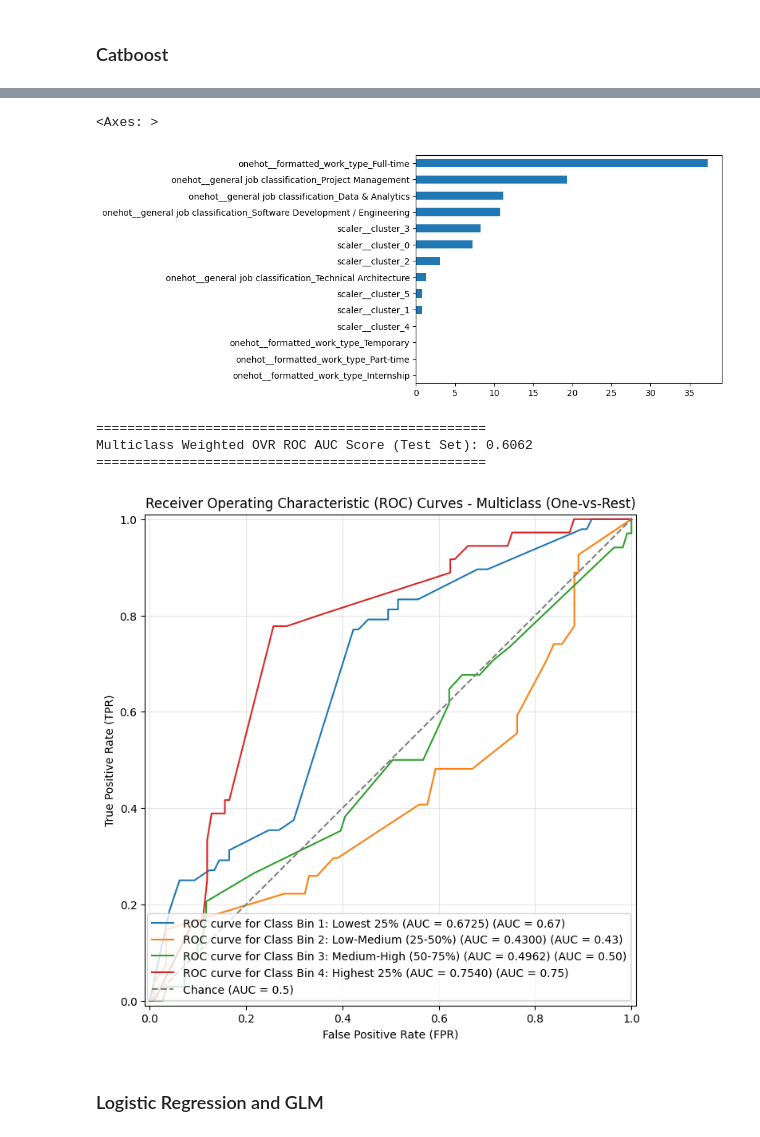
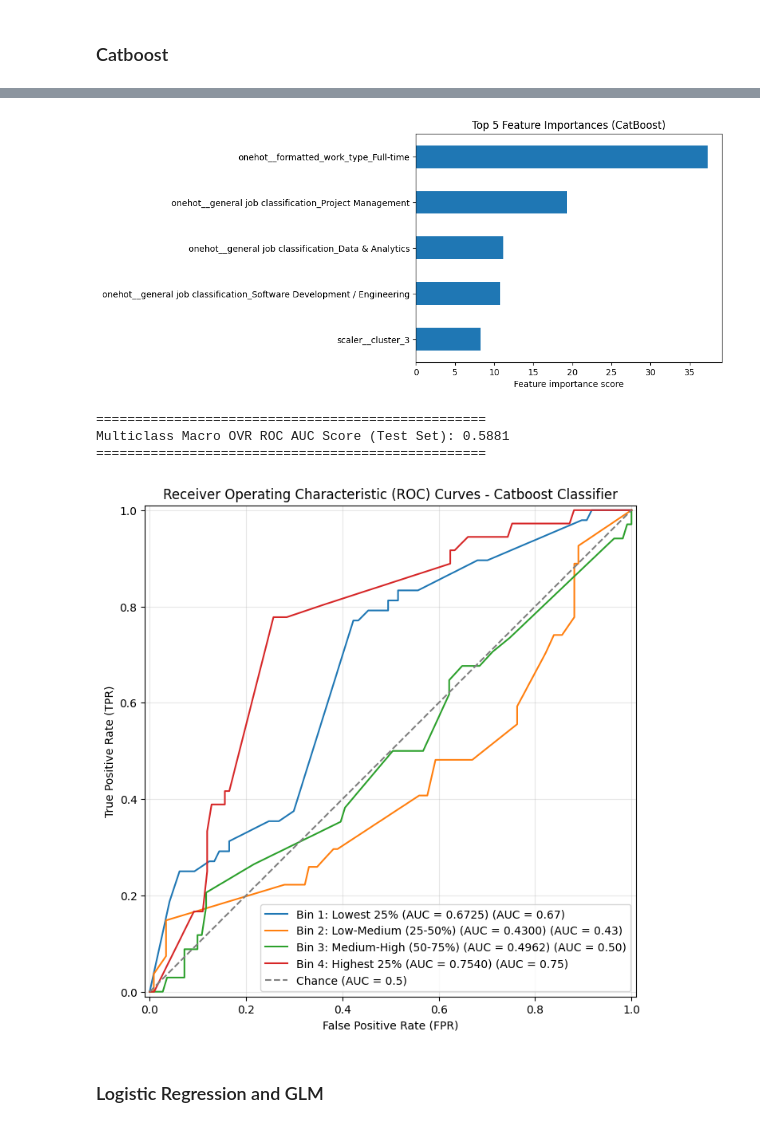
Before and after one commit to juliabarsow/NLP_Job_Postings, a Jupyter notebook: skill_extraction_clustering.ipynb, the cells around one changed output, grey strips where cells are left out. Drawn from its saved outputs; the diff is of its cells as text; code cells hidden in the pictures.

```diff
--- a/skill_extraction_clustering.ipynb
+++ b/skill_extraction_clustering.ipynb
@@ -846,9 +953,7 @@ Bin 3: Medium-High (50-75%)    0.238621
 Bin 2: Low-Medium (25-50%)     0.184828
 Name: proportion, dtype: float64
 # %%
-from sklearn.model_selection import train_test_split
-
-cluster_cols = [f'cluster_{i}' for i in range(0, 6)]
+cluster_cols = [f'cluster_{i}' for i in range(0, K)]
 
 X = final_df[cluster_cols + [ 'formatted_work_type', 'general job classification']]
 y = final_df['views_bin']
@@ -946,9 +1048,6 @@ Bin 3: Medium-High (50-75%)       1.00      0.01      0.01       139
 # %% [markdown]
 ### Random Forest Classifier
 # %%
-from sklearn.ensemble import RandomForestClassifier
-from sklearn.model_selection import GridSearchCV
-
 # Initialize the Random Forest Classifier
 rf_model = RandomForestClassifier(class_weight='balanced', random_state=42)
 
@@ -962,7 +1061,7 @@ parameters = {
 }
 
 # Run the grid search
-grid_obj = GridSearchCV(rf_model, parameters, cv=5,scoring='f1_weighted',n_jobs=-1)
+grid_obj = GridSearchCV(rf_model, parameters, cv=5,scoring='f1_macro',n_jobs=-1)
 grid_obj = grid_obj.fit(X_train, y_train)
 
 # Set the clf to the best combination of parameters
@@ -1118,15 +1223,18 @@ plt.show()
 y_proba_test = svm_model.predict_proba(X_test)
 n_classes = len(np.unique(y_test))
 
+# Define custom class names for the legend
+class_names = ['Bin 1: Lowest 25%', 'Bin 2: Low-Medium (25-50%)', 'Bin 3: Medium-High (50-75%)', 'Bin 4: Highest 25%']
+
 # Calculate the Multiclass ROC AUC score (One-vs-Rest approach, weighted average)
 multiclass_roc_auc = roc_auc_score(
     y_test,
     y_proba_test,
     multi_class='ovr',
-    average='weighted' # Use 'weighted' to account for class imbalance
+    average='macro' # Use 'weighted' to account for class imbalance
 )
 print("\n" + "="*50)
-print(f"Multiclass Weighted OVR ROC AUC Score (Test Set): {multiclass_roc_auc:.4f}")
+print(f"Multiclass Macro OVR ROC AUC Score (Test Set): {multiclass_roc_auc:.4f}")
 print("="*50)
 
 # Binarize the true labels (one-hot encode) for comparison with probability matrix
@@ -1143,14 +1251,14 @@ for i in range(n_classes):
     roc_display = RocCurveDisplay.from_predictions(
         y_test_binarized[:, i],
         y_proba_test[:, i],
-        name=f"ROC curve for Class {i} (AUC = {class_auc:.4f})",
+        name=f"{class_names[i]} (AUC = {class_auc:.4f})",
         ax=plt.gca() # Plot all curves on the same axes
     )
 
 # Add the diagonal line
 plt.plot([0, 1], [0, 1], color='gray', linestyle='--', label='Chance (AUC = 0.5)')
 
-plt.title('Receiver Operating Characteristic (ROC) Curves - Multiclass (One-vs-Rest)')
+plt.title('Receiver Operating Characteristic (ROC) Curves - SVM Classifier')
 plt.xlabel('False Positive Rate (FPR)')
 plt.ylabel('True Positive Rate (TPR)')
 plt.legend(loc="lower right")
@@ -1233,77 +1340,68 @@ Best iteration found by CatBoost:
 Best Iteration: 3
 Best Validation Accuracy: 0.4759
 # %%
-feat_importances = pd.Series(model.feature_importances_, index = X_train.columns).sort_values(ascending = True)
+feat_importances = pd.Series(model.feature_importances_, index = X_train.columns).sort_values(ascending = True).tail(5)
 feat_importances.plot(kind = 'barh')
+plt.title('Top 5 Feature Importances (CatBoost)')
+plt.xlabel('Feature importance score')
+plt.show()
 # %% [output]
-<Axes: >
-[figure, old version]
+[figure, new version]
 # %%
-import numpy as np
-import matplotlib.pyplot as plt
-from sklearn.preprocessing import label_binarize
-from sklearn.metrics import (
-    roc_auc_score,
-    RocCurveDisplay
-)
-# Assuming 'model', 'X_test', and 'y_test' are already defined and populated.
-# We also assume 'y' (the full target variable) is available to get all unique classes.
-
-# --- 1. Get Probabilities and Class Info ---
-
 # Get the probability scores for all classes.
-# CRITICAL CHANGE: Use 'model' (your CatBoostClassifier) instead of 'svm_model'.
+# Use CatBoostClassifier
 y_proba_test = model.predict_proba(X_test)
 # Get the unique classes from the full target variable
 unique_classes = np.unique(y)
 n_classes = len(unique_classes)
 
-# --- 2. Calculate Multiclass ROC AUC Score (Weighted OVR) ---
+# Define custom class names for the legend
+class_names = ['Bin 1: Lowest 25%', 'Bin 2: Low-Medium (25-50%)', 'Bin 3: Medium-High (50-75%)', 'Bin 4: Highest 25%']
+
+# Calculate Multiclass ROC AUC Score (Weighted OVR)
 multiclass_roc_auc = roc_auc_score(
     y_test,
     y_proba_test,
     multi_class='ovr',
-    average='weighted'
+    average='macro'
 )
 print("\n" + "="*50)
-print(f"Multiclass Weighted OVR ROC AUC Score (Test Set): {multiclass_roc_auc:.4f}")
+print(f"Multiclass Macro OVR ROC AUC Score (Test Set): {multiclass_roc_auc:.4f}")
 print("="*50)
 
-# --- 3. Binarize Labels for Plotting ---
 # Binarize the true labels (one-hot encode) using all unique classes
 y_test_binarized = label_binarize(y_test, classes=unique_classes)
 
-# --- 4. Plotting the ROC Curves ---
+# Plotting the ROC Curves
 plt.figure(figsize=(10, 8))
 
 # Plot ROC curve for each class
 for i in range(n_classes):
     # Calculate AUC for class i (vs. all other classes)
     class_auc = roc_auc_score(y_test_binarized[:, i], y_proba_test[:, i])
 
     # Plot the curve for each binary comparison
     RocCurveDisplay.from_predictions(
         y_test_binarized[:, i],
         y_proba_test[:, i],
-        # Use the actual class label (e.g., 0, 1, 2) in the name
-        name=f"ROC curve for Class {unique_classes[i]} (AUC = {class_auc:.4f})",
+        name=f"{class_names[i]} (AUC = {class_auc:.4f})",
         ax=plt.gca() # Plot all curves on the same axes
     )
 
 # Add the diagonal line
 plt.plot([0, 1], [0, 1], color='gray', linestyle='--', label='Chance (AUC = 0.5)')
 
-plt.title('Receiver Operating Characteristic (ROC) Curves - Multiclass (One-vs-Rest)')
+plt.title('Receiver Operating Characteristic (ROC) Curves - Catboost Classifier')
 plt.xlabel('False Positive Rate (FPR)')
 plt.ylabel('True Positive Rate (TPR)')
 plt.legend(loc="lower right")
 plt.grid(alpha=0.3)
 plt.show() # Or plt.savefig('multiclass_roc_auc_curve.png') to save the image
 # %% [output]
 ==================================================
-Multiclass Weighted OVR ROC AUC Score (Test Set): 0.6062
+Multiclass Macro OVR ROC AUC Score (Test Set): 0.5881
 ==================================================
-[figure, old version]
+[figure, new version]
 # %% [markdown]
 ### Logistic Regression and GLM
 # %%
```
Also changed, not shown: parts of 30 cells of this notebook, 1 other file.
